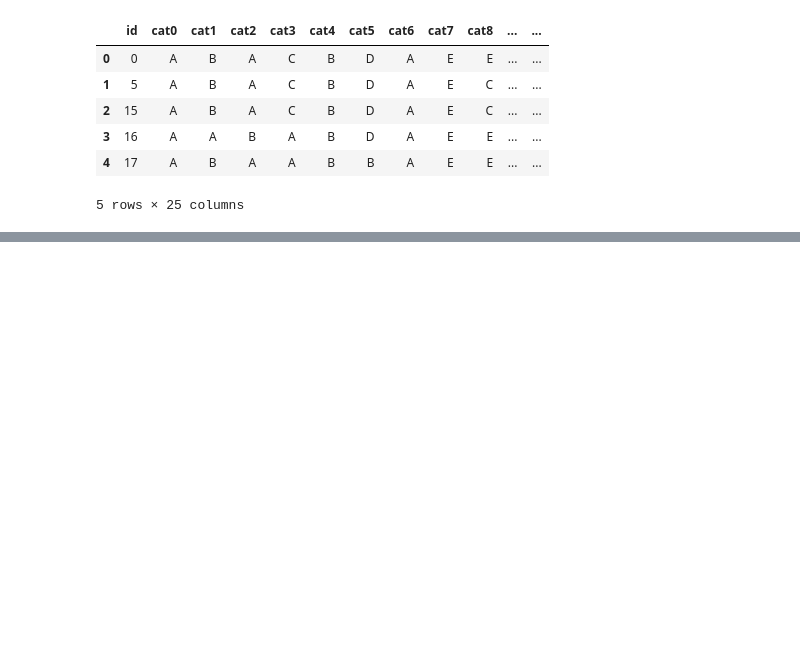
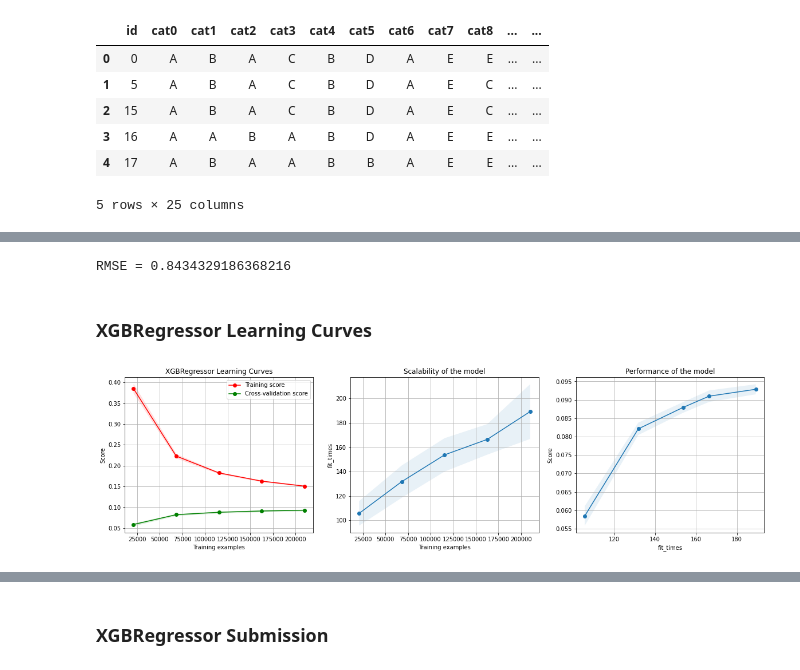
Before and after one commit to ngachago/tabular_comp, a Jupyter notebook: tabular_playground_comp_feb21.ipynb, the cells around one changed output, grey strips where cells are left out. Cells and saved outputs as stored; diff of their text form; code cells hidden in the pictures; blank space fills up the shorter version.

Commit message:
implemented xgb regressor

```diff
--- a/tabular_playground_comp_feb21.ipynb
+++ b/tabular_playground_comp_feb21.ipynb
@@ -598,0 +834,12 @@ test_df.head()
+# %%
+X = pd.read_csv('data/X_train.csv')
+y = pd.read_csv('data/y_train.csv')
+
+# Baseline model
+baseline_model = DummyRegressor()
+
+# Cross validate model
+cv_results = cross_validate(baseline_model, X, y, cv=5, scoring='neg_mean_squared_error')
+
+# Cross validation output
+cv_results['test_score'].mean()
@@ -598,0 +1036,26 @@ test_df.head()
+# %%
+y_pred_3 = grid_search_3.predict(X_val)
+mse_3 = mean_squared_error(y_true=y_val, y_pred=y_pred_3)
+print('RMSE =', math.sqrt(abs(mse_3)))
+# %% [output]
+RMSE = 0.8434329186368216
+# %% [markdown]
+### XGBRegressor Learning Curves
+# %%
+%%time
+
+title = "XGBRegressor Learning Curves"
+
+# Cross validation with 100 iterations to get smoother mean test and train
+# score curves, each time with 20% data randomly selected as a validation set.
+# XGBRegressor is more expensive so we do a lower number of CV iterations:
+cv = ShuffleSplit(n_splits=10, test_size=0.3, random_state=3)
+
+estimator = XGBRegressor(n_estimators=350, learning_rate=0.1, max_depth=5)
+
+plot_learning_curve(estimator, title, X, y, axes=None,
+                    cv=cv, n_jobs=4)
+
+plt.show()
+# %% [output]
+[figure, added]
@@ -598,0 +1063,2 @@ test_df.head()
+# %% [markdown]
+### XGBRegressor Submission
```
Also changed, not shown: parts of 44 cells of this notebook, 2 other files.
